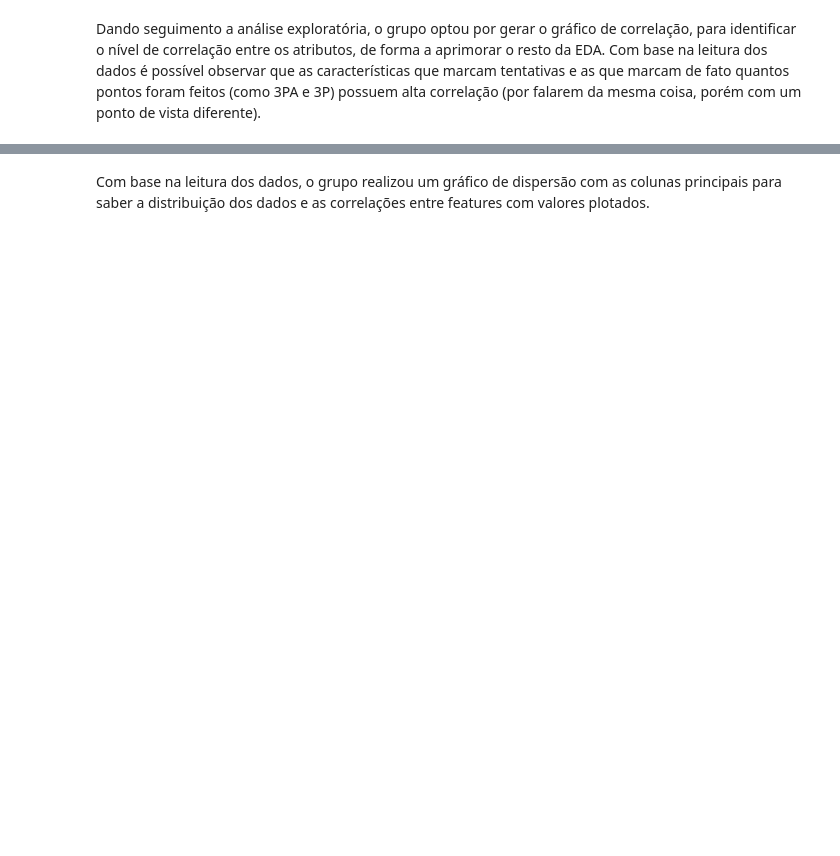
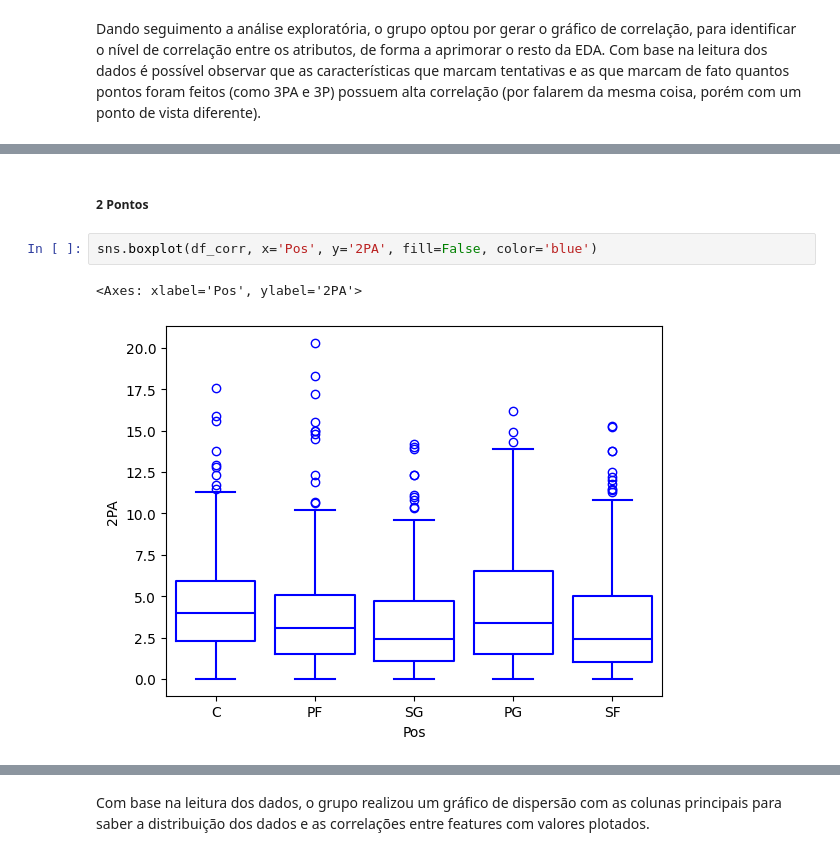
Before and after one commit to EngSoftwareABL/ProjetoAC2_ReconhecimentoPadr-es, a Jupyter notebook: Dataset_NBA.ipynb, the cells around one changed output, grey strips where cells are left out. Cells and saved outputs as stored; diff of their text form; blank space fills up the shorter version.

```diff
--- a/Dataset_NBA.ipynb
+++ b/Dataset_NBA.ipynb
@@ -72,0 +234,7 @@ sns.boxplot(df_total, x='Pos', y='3P', fill=False, color='red')
+# %% [markdown]
+##### 2 Pontos
+# %%
+sns.boxplot(df_corr, x='Pos', y='2PA', fill=False, color='blue')
+# %% [output]
+<Axes: xlabel='Pos', ylabel='2PA'>
+[figure, added]
```
Also changed, not shown: parts of 41 cells of this notebook.
